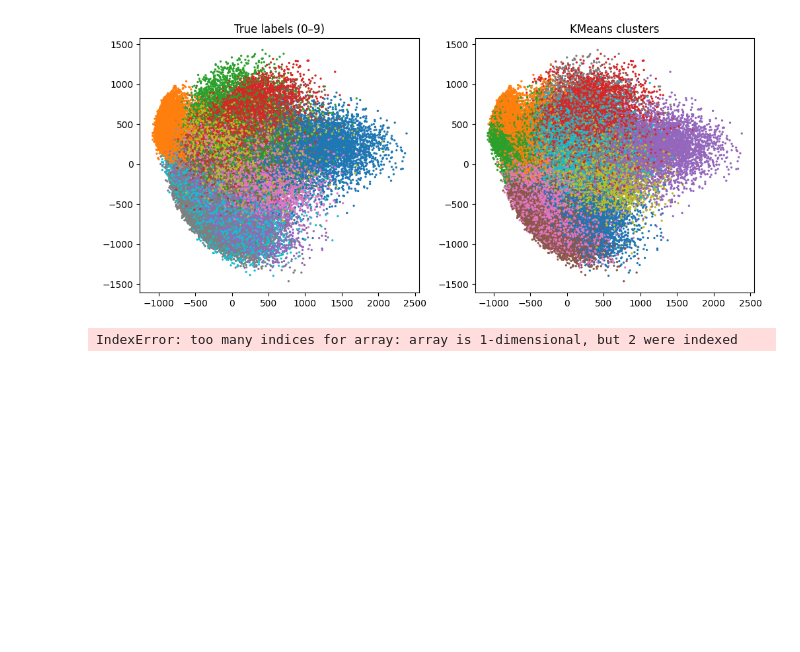
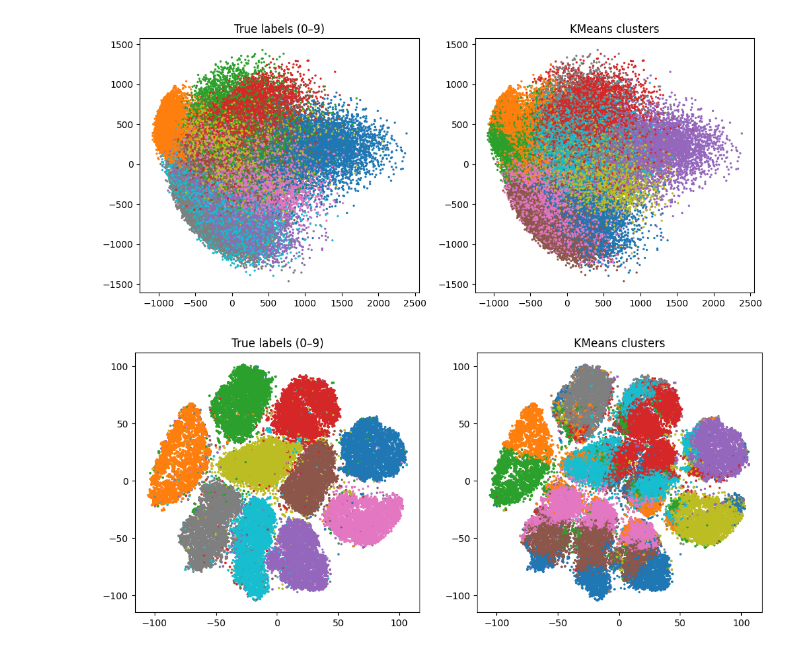
Before and after one commit to JihanLL/slds_progect1, a Jupyter notebook: anlaysis/clustering.ipynb, the cells around one changed output. Saved outputs shown, nothing was run; the diff lists cells and outputs as text; code cells hidden in the pictures; blank space fills up the shorter version.

```diff
--- a/anlaysis/clustering.ipynb
+++ b/anlaysis/clustering.ipynb
@@ -84,5 +87,3 @@ tsne = manifold.TSNE(n_components=2, random_state=42)
 # %%
-cluster_ids = km.fit_predict(X)  # (N,) 每个样本的簇标号 0–9
-
-# Evaluate KMeans clustering
-purity, nmi, ari, y_pred = evaluate_clustering(y, cluster_ids, n_clusters)
+X2 = pca.fit_transform(X)  # (N, 2)
+X3 = tsne.fit_transform(X)  # (N, 2)
@@ -102,5 +94,4 @@ visualize(X2, y, cluster_ids)
 # %%
-cluster_ids2 = tsne.fit_transform(X)
-purity2, nmi2, ari2, y_pred2 = evaluate_clustering(y, cluster_ids2, n_clusters)
+visualize(X3, y, cluster_ids)
 # %% [output]
-IndexError: too many indices for array: array is 1-dimensional, but 2 were indexed
+[figure, added]
```
Also changed, not shown: parts of 5 cells of this notebook, 5 other files.
